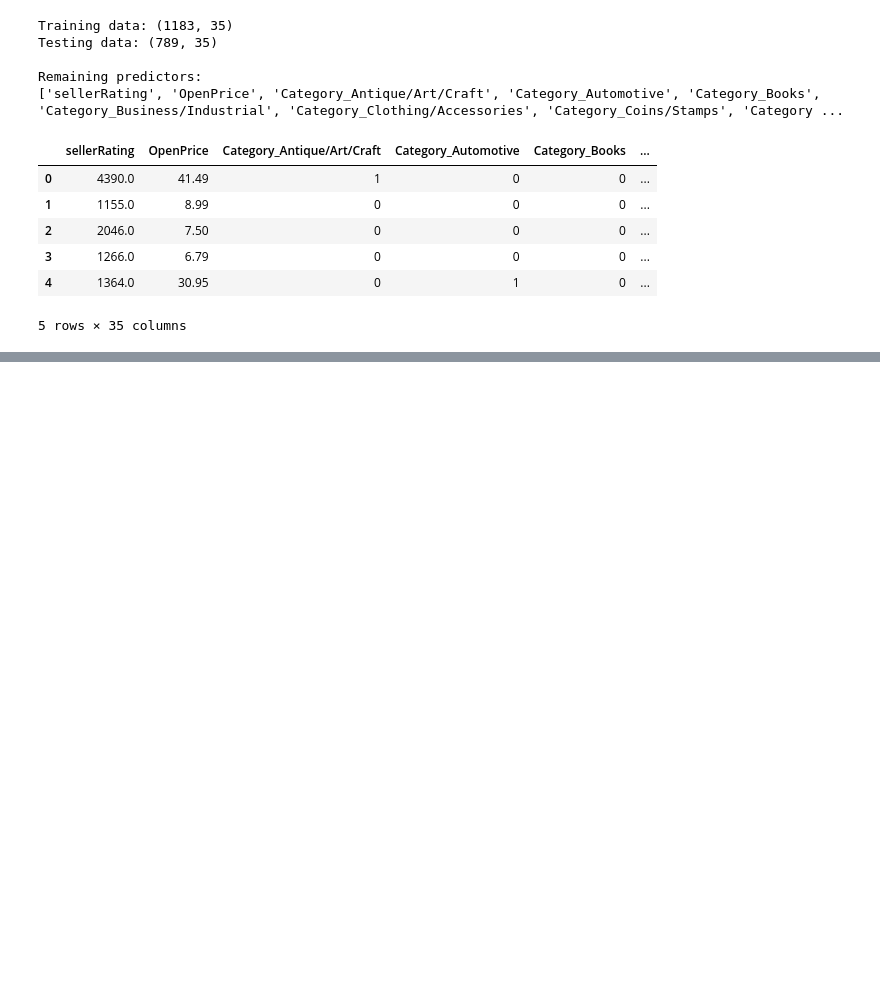
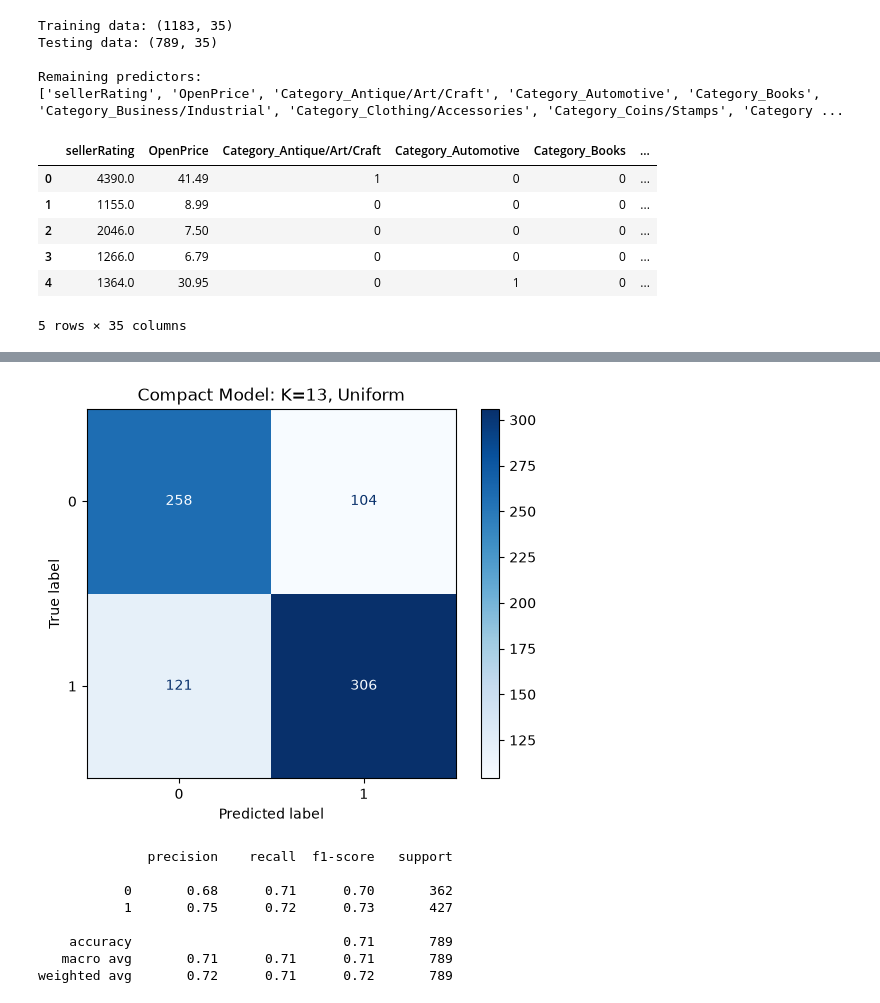
Before and after one commit to Jellia1225/Group9_Ebay_Project, a Jupyter notebook: Model3.ipynb, the cells around one changed output, grey strips where cells are left out. Saved outputs shown, nothing was run; the diff lists cells and outputs as text; code cells hidden in the pictures; blank space fills up the shorter version.

```diff
--- a/Model3.ipynb
+++ b/Model3.ipynb
@@ -390,0 +308,28 @@ fig.show()
+# %%
+# Compact model with K=13 and uniform weighting
+scaler = StandardScaler()
+X_train_scaled = scaler.fit_transform(X_train_compact)
+X_test_scaled = scaler.transform(X_test[compact_cols].values)
+
+best_knn = KNeighborsClassifier(n_neighbors=13, weights='uniform')
+best_knn.fit(X_train_scaled, y_train)
+
+y_pred = best_knn.predict(X_test_scaled)
+
+cm = confusion_matrix(y_test, y_pred)
+disp = ConfusionMatrixDisplay(confusion_matrix=cm)
+disp.plot(cmap='Blues')
+plt.title("Compact Model: K=13, Uniform")
+plt.show()
+
+print(classification_report(y_test, y_pred))
+# %% [output]
+[figure, added]
+              precision    recall  f1-score   support
+
+           0       0.68      0.71      0.70       362
+           1       0.75      0.72      0.73       427
+
+    accuracy                           0.71       789
+   macro avg       0.71      0.71      0.71       789
+weighted avg       0.72      0.71      0.72       789
```
Also changed, not shown: parts of 6 cells of this notebook.
